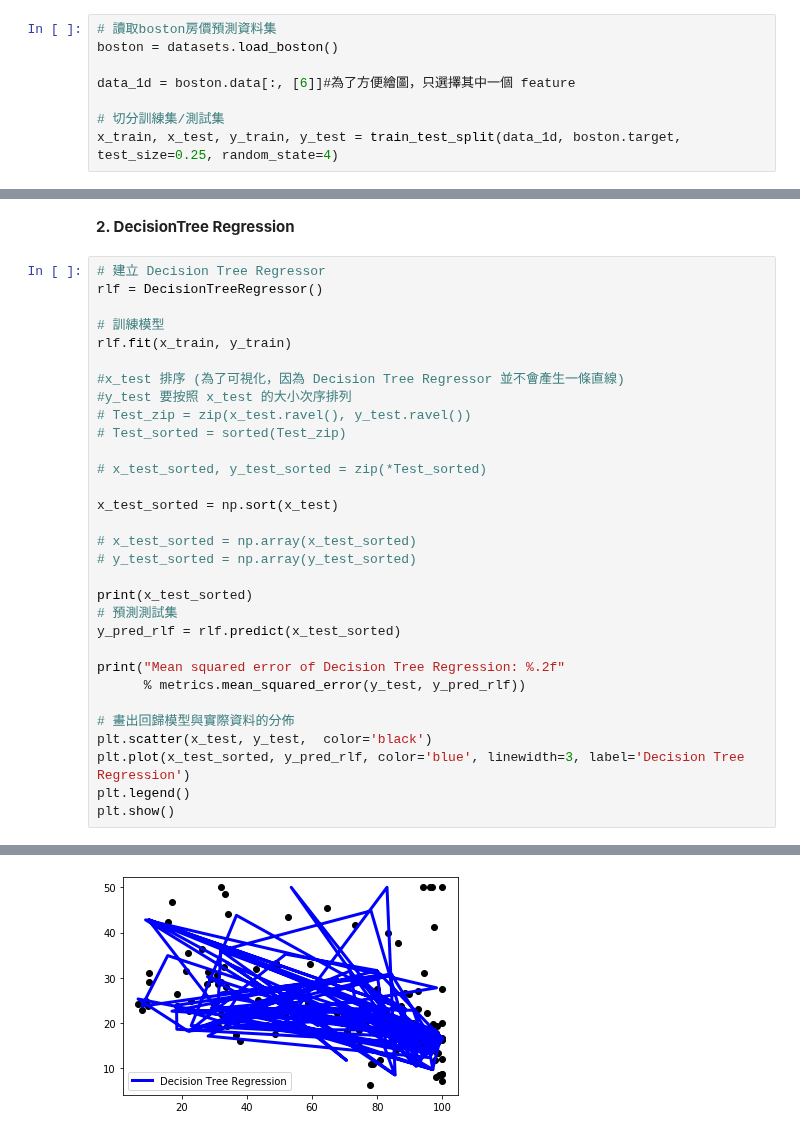
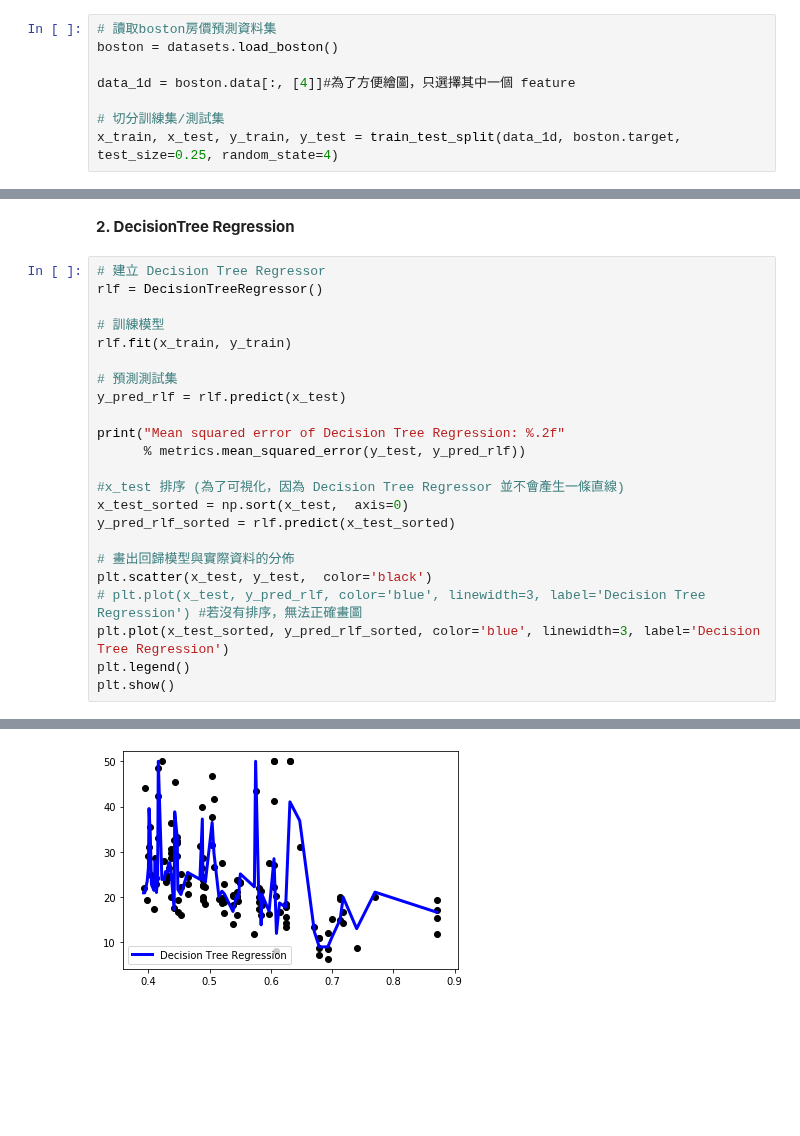
Before and after one commit to kung-bill/3rd-ML100Days, a Jupyter notebook: homework/Day_042_HW.ipynb, the cells around one changed output, grey strips where cells are left out. Drawn from its saved outputs; the diff is of its cells as text; blank space fills up the shorter version.

```diff
--- a/homework/Day_042_HW.ipynb
+++ b/homework/Day_042_HW.ipynb
@@ -173,7 +173,7 @@ Mean squared error: 25.56
 # 讀取boston房價預測資料集
 boston = datasets.load_boston()
 
-data_1d = boston.data[:, [6]]#為了方便繪圖，只選擇其中一個 feature
+data_1d = boston.data[:, [4]]#為了方便繪圖，只選擇其中一個 feature
 
 # 切分訓練集/測試集
 x_train, x_test, y_train, y_test = train_test_split(data_1d, boston.target, test_size=0.25, random_state=4)
@@ -208,28 +209,20 @@ rlf = DecisionTreeRegressor()
 # 訓練模型
 rlf.fit(x_train, y_train)
 
-#x_test 排序 (為了可視化，因為 Decision Tree Regressor 並不會產生一條直線)
-#y_test 要按照 x_test 的大小次序排列
-# Test_zip = zip(x_test.ravel(), y_test.ravel())
-# Test_sorted = sorted(Test_zip)
-
-# x_test_sorted, y_test_sorted = zip(*Test_sorted)
-
-x_test_sorted = np.sort(x_test)
-
-# x_test_sorted = np.array(x_test_sorted)
-# y_test_sorted = np.array(y_test_sorted)
-
-print(x_test_sorted)
 # 預測測試集
-y_pred_rlf = rlf.predict(x_test_sorted)
+y_pred_rlf = rlf.predict(x_test)
 
 print("Mean squared error of Decision Tree Regression: %.2f"
       % metrics.mean_squared_error(y_test, y_pred_rlf))
 
+#x_test 排序 (為了可視化，因為 Decision Tree Regressor 並不會產生一條直線)
+x_test_sorted = np.sort(x_test,  axis=0)
+y_pred_rlf_sorted = rlf.predict(x_test_sorted)
+
 # 畫出回歸模型與實際資料的分佈
 plt.scatter(x_test, y_test,  color='black')
-plt.plot(x_test_sorted, y_pred_rlf, color='blue', linewidth=3, label='Decision Tree Regression')
+# plt.plot(x_test, y_pred_rlf, color='blue', linewidth=3, label='Decision Tree Regression') #若沒有排序，無法正確畫圖
+plt.plot(x_test_sorted, y_pred_rlf_sorted, color='blue', linewidth=3, label='Decision Tree Regression')
 plt.legend()
 plt.show()
 # %% [output]
@@ -253 +230 @@ Mean squared error of Decision Tree Regression: 159.66
-[figure, old version]
+[figure, new version]
```
Also changed, not shown: parts of 5 cells of this notebook.
